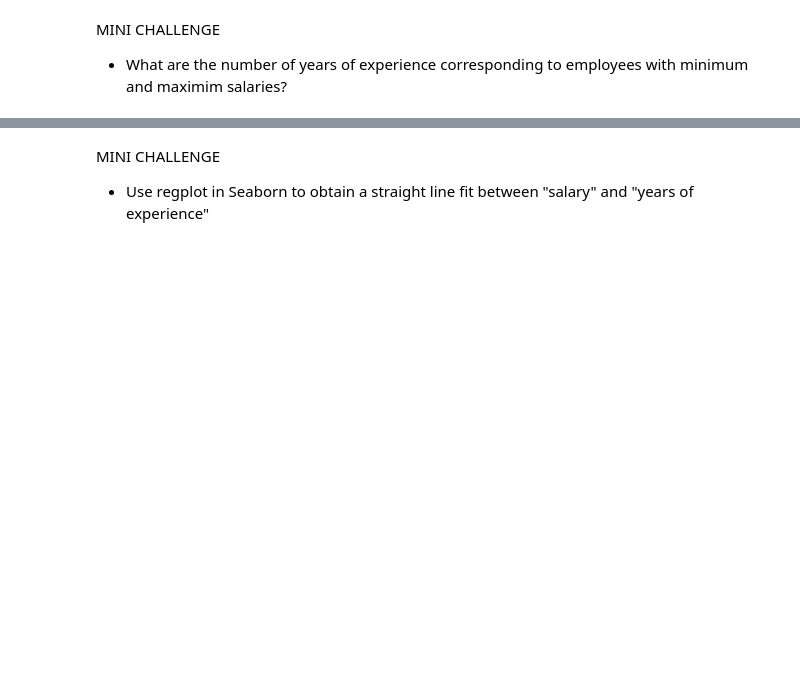
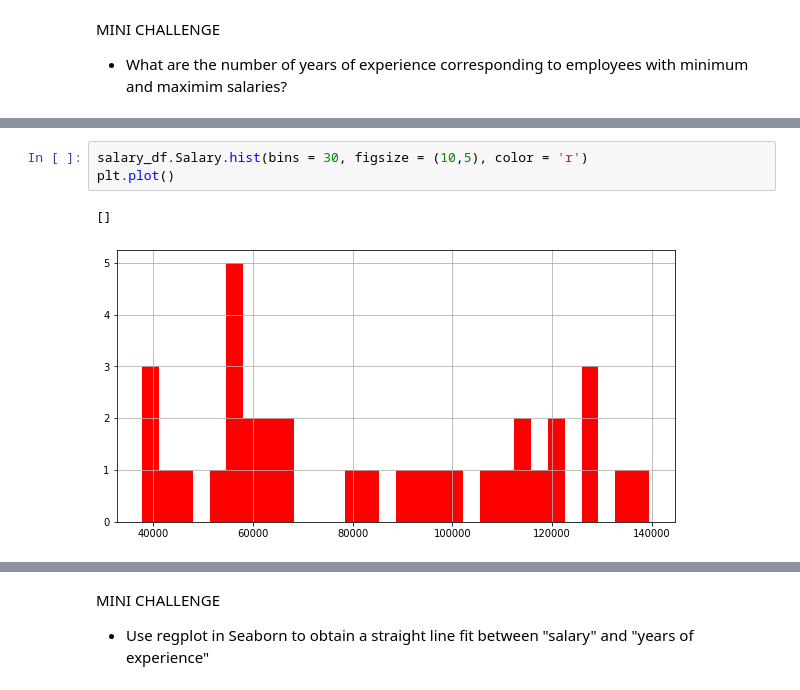
Before and after one commit to Sebastian1981/AWS_Sagemaker_Salary_Prediction, a Jupyter notebook: experiments/employee_salary_prediction_notebook.ipynb, the cells around one changed output, grey strips where cells are left out. Cells and saved outputs as stored; diff of their text form; blank space fills up the shorter version.

```diff
--- a/experiments/employee_salary_prediction_notebook.ipynb
+++ b/experiments/employee_salary_prediction_notebook.ipynb
@@ -130,3 +131,9 @@ plt.show()
+# %%
+salary_df.Salary.hist(bins = 30, figsize = (10,5), color = 'r')
+plt.plot()
+# %% [output]
+[]
+[figure, added]
 # %%
 # plot pairplot
 sns.pairplot(salary_df)
```
Also changed, not shown: parts of 9 cells of this notebook.
